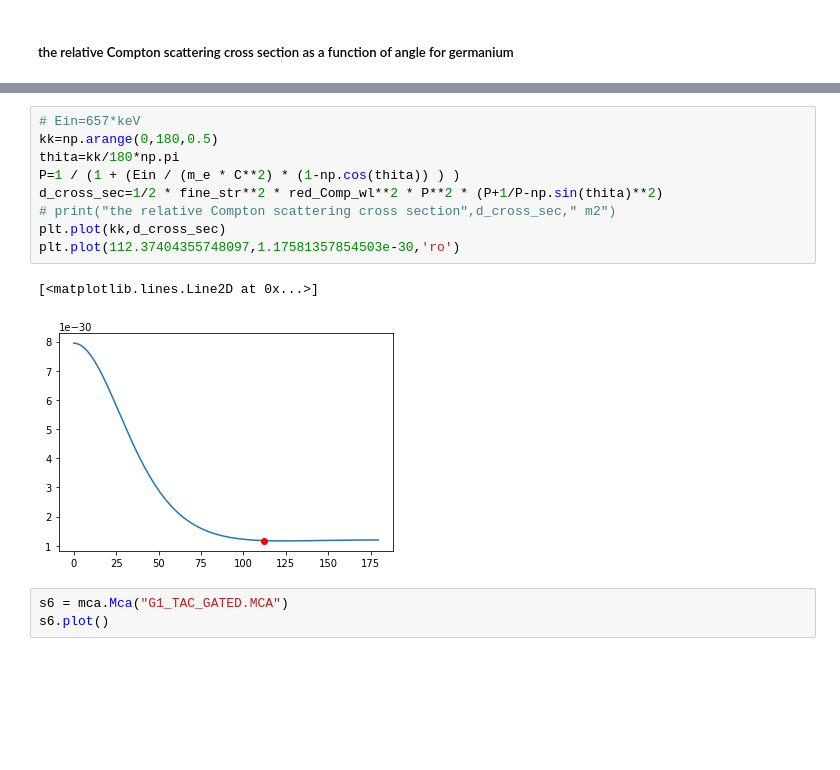
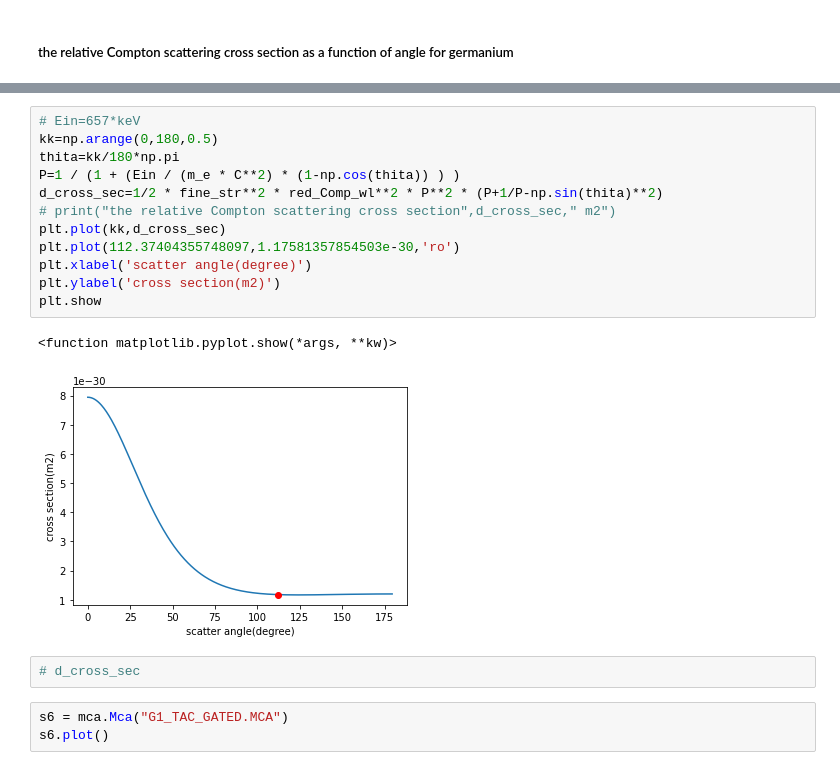
Before and after one commit to masen666666/hello-world, a Jupyter notebook: 6711 lab3 compton scattering/6711 Lab 3.ipynb, the cells around one changed output, grey strips where cells are left out. Saved outputs shown, nothing was run; the diff lists cells and outputs as text; blank space fills up the shorter version.

```diff
--- a/6711 lab3 compton scattering/6711 Lab 3.ipynb
+++ b/6711 lab3 compton scattering/6711 Lab 3.ipynb
@@ -273,15 +279,20 @@ the relative Compton scattering cross section 1.17581357854503e-30  m2
 # %%
 # Ein=657*keV
 kk=np.arange(0,180,0.5)
 thita=kk/180*np.pi
 P=1 / (1 + (Ein / (m_e * C**2) * (1-np.cos(thita)) ) )
 d_cross_sec=1/2 * fine_str**2 * red_Comp_wl**2 * P**2 * (P+1/P-np.sin(thita)**2)
 # print("the relative Compton scattering cross section",d_cross_sec," m2")
 plt.plot(kk,d_cross_sec)
 plt.plot(112.37404355748097,1.17581357854503e-30,'ro')
+plt.xlabel('scatter angle(degree)')
+plt.ylabel('cross section(m2)')
+plt.show
 # %% [output]
-[<matplotlib.lines.Line2D at 0x...>]
+<function matplotlib.pyplot.show(*args, **kw)>
-[figure, old version]
+[figure, new version]
+# %%
+# d_cross_sec
 # %%
 s6 = mca.Mca("G1_TAC_GATED.MCA")
 s6.plot()
```
Also changed, not shown: parts of 25 cells of this notebook, 1 other file.
